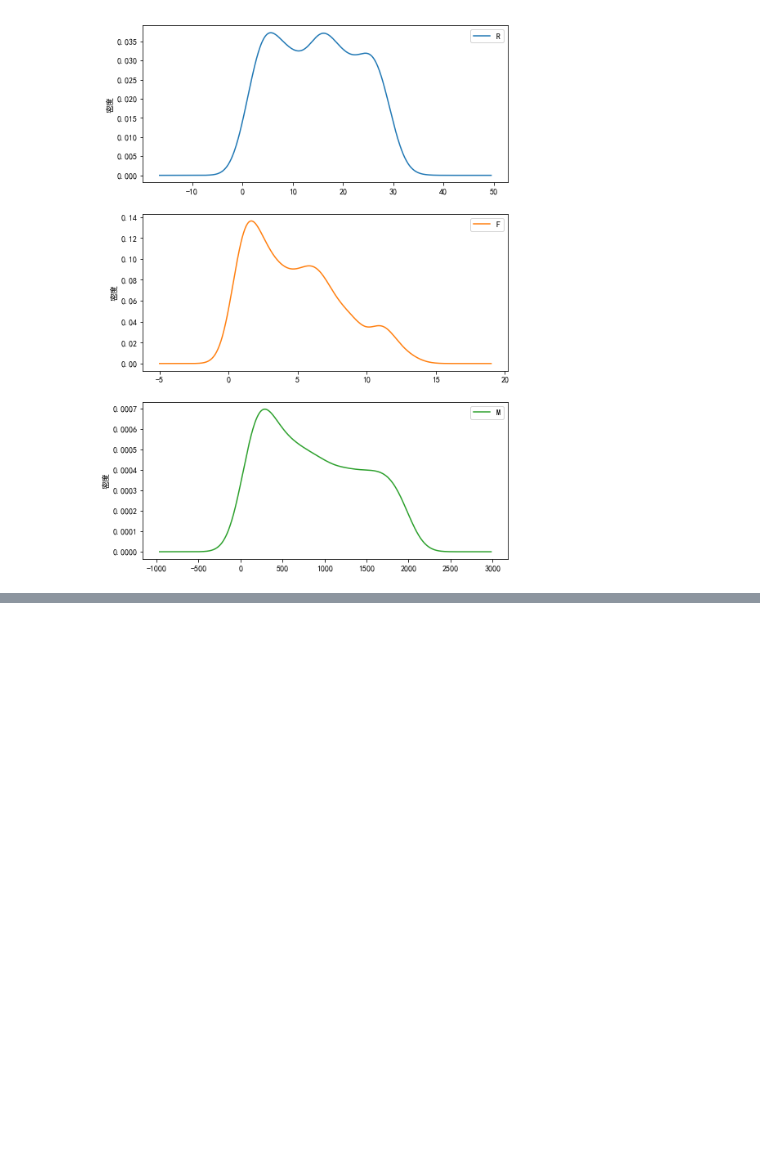
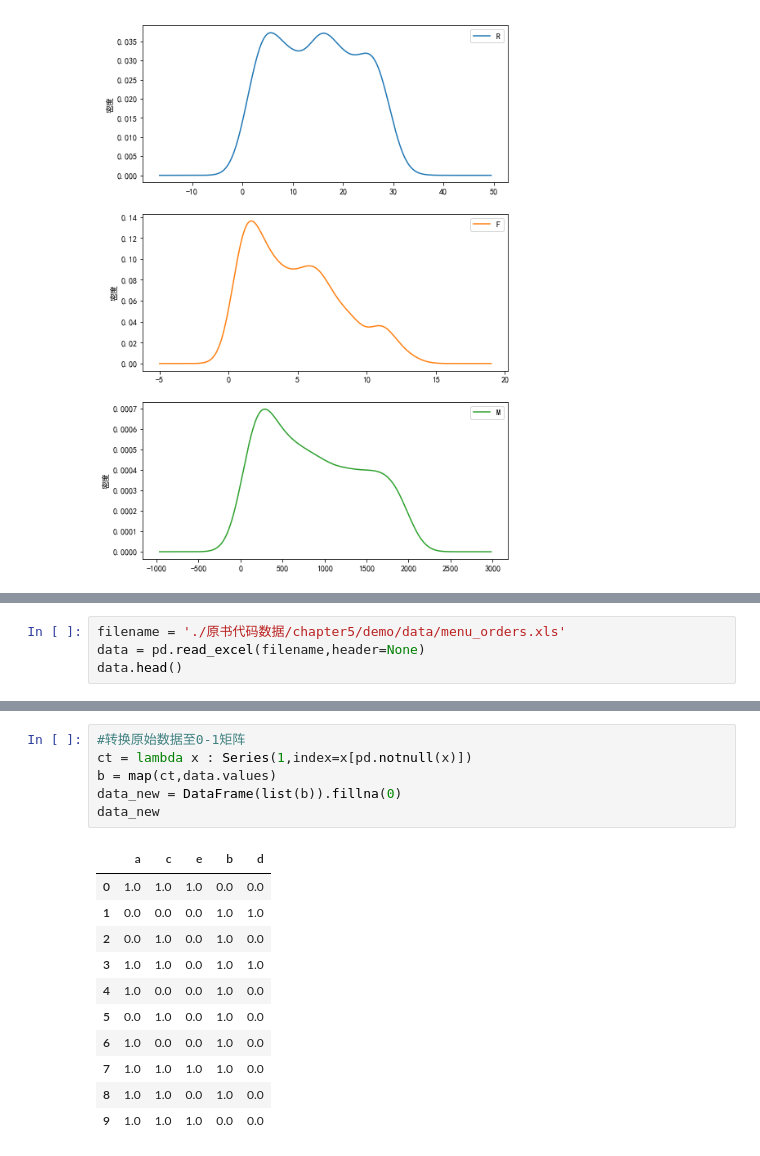
Before and after one commit to longfengpili/Python-Practice-of-Data-Analysis-and-Mining, a Jupyter notebook: chapter5挖掘建模.ipynb, the cells around one changed output, grey strips where cells are left out. Drawn from its saved outputs; the diff is of its cells as text; blank space fills up the shorter version.

```diff
--- a/chapter5挖掘建模.ipynb
+++ b/chapter5挖掘建模.ipynb
@@ -246,0 +345,4 @@ density_plot_2(data[r.聚类类别==1])
+# %%
+filename = './原书代码数据/chapter5/demo/data/menu_orders.xls'
+data = pd.read_excel(filename,header=None)
+data.head()
@@ -246,0 +356,18 @@ density_plot_2(data[r.聚类类别==1])
+# %%
+#转换原始数据至0-1矩阵
+ct = lambda x : Series(1,index=x[pd.notnull(x)])
+b = map(ct,data.values)
+data_new = DataFrame(list(b)).fillna(0)
+data_new
+# %% [output]
+|  | a | c | e | b | d |
+| 0 | 1.0 | 1.0 | 1.0 | 0.0 | 0.0 |
+| 1 | 0.0 | 0.0 | 0.0 | 1.0 | 1.0 |
+| 2 | 0.0 | 1.0 | 0.0 | 1.0 | 0.0 |
+| 3 | 1.0 | 1.0 | 0.0 | 1.0 | 1.0 |
+| 4 | 1.0 | 0.0 | 0.0 | 1.0 | 0.0 |
+| 5 | 0.0 | 1.0 | 0.0 | 1.0 | 0.0 |
+| 6 | 1.0 | 0.0 | 0.0 | 1.0 | 0.0 |
+| 7 | 1.0 | 1.0 | 1.0 | 1.0 | 0.0 |
+| 8 | 1.0 | 1.0 | 0.0 | 1.0 | 0.0 |
+| 9 | 1.0 | 1.0 | 1.0 | 0.0 | 0.0 |
```
Also changed, not shown: parts of 10 cells of this notebook.
